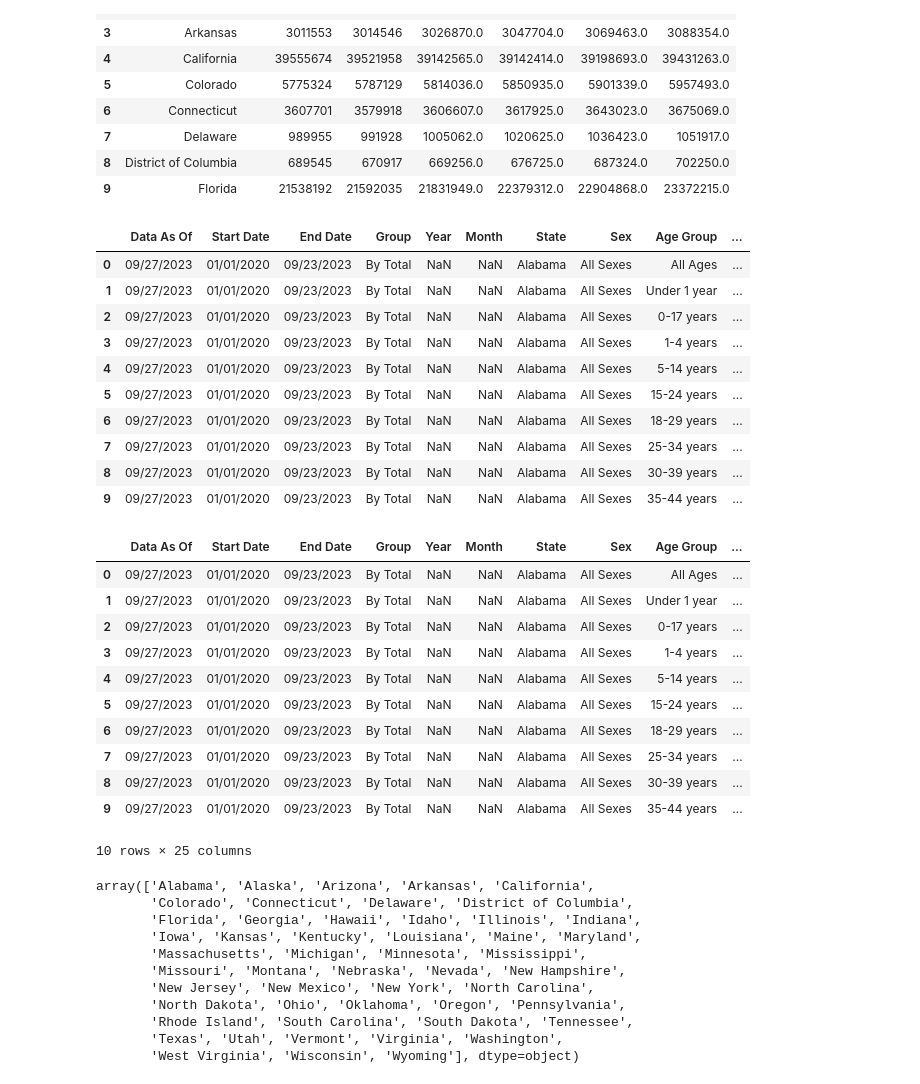
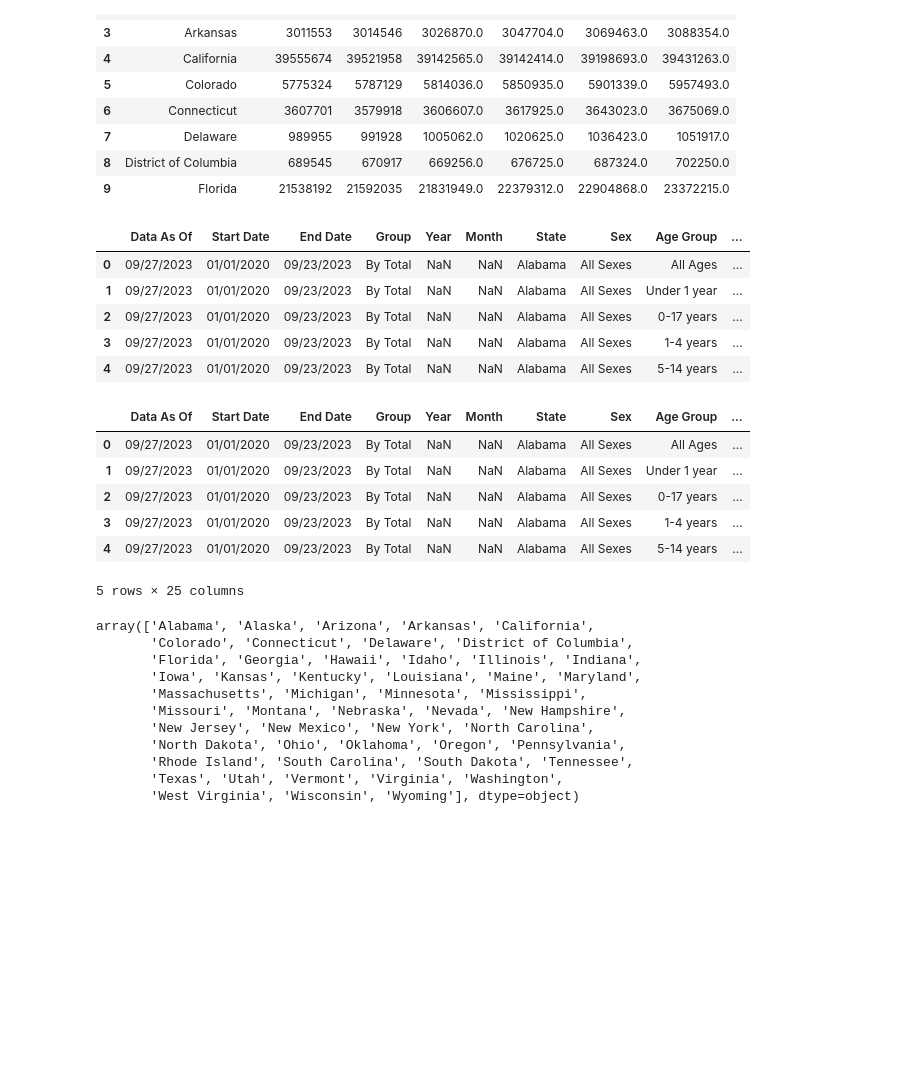
Before and after one commit to chanood/covid-summary-insight-USA-, a Jupyter notebook: covid_each_state.ipynb, the cells around one changed output. Saved outputs shown, nothing was run; the diff lists cells and outputs as text; code cells hidden in the pictures; blank space fills up the shorter version.

```diff
--- a/covid_each_state.ipynb
+++ b/covid_each_state.ipynb
@@ -50,22 +40,17 @@ state_population.head(10)
 | 9 | Florida | 21538192 | 21592035 | 21831949.0 | 22379312.0 | 22904868.0 | 23372215.0 |
 # %%
 temp = pd.merge(covid, state_region, on='State', how='inner')
-temp.head(10)
+temp.head(5)
 # %% [output]
 |  | Data As Of | Start Date | End Date | Group | Year | Month | State | Sex | Age Group | ... |
 | 0 | 09/27/2023 | 01/01/2020 | 09/23/2023 | By Total | NaN | NaN | Alabama | All Sexes | All Ages | ... |
 | 1 | 09/27/2023 | 01/01/2020 | 09/23/2023 | By Total | NaN | NaN | Alabama | All Sexes | Under 1 year | ... |
 | 2 | 09/27/2023 | 01/01/2020 | 09/23/2023 | By Total | NaN | NaN | Alabama | All Sexes | 0-17 years | ... |
 | 3 | 09/27/2023 | 01/01/2020 | 09/23/2023 | By Total | NaN | NaN | Alabama | All Sexes | 1-4 years | ... |
 | 4 | 09/27/2023 | 01/01/2020 | 09/23/2023 | By Total | NaN | NaN | Alabama | All Sexes | 5-14 years | ... |
-| 5 | 09/27/2023 | 01/01/2020 | 09/23/2023 | By Total | NaN | NaN | Alabama | All Sexes | 15-24 years | ... |
-| 6 | 09/27/2023 | 01/01/2020 | 09/23/2023 | By Total | NaN | NaN | Alabama | All Sexes | 18-29 years | ... |
-| 7 | 09/27/2023 | 01/01/2020 | 09/23/2023 | By Total | NaN | NaN | Alabama | All Sexes | 25-34 years | ... |
-| 8 | 09/27/2023 | 01/01/2020 | 09/23/2023 | By Total | NaN | NaN | Alabama | All Sexes | 30-39 years | ... |
-| 9 | 09/27/2023 | 01/01/2020 | 09/23/2023 | By Total | NaN | NaN | Alabama | All Sexes | 35-44 years | ... |
 # %%
 df = pd.merge(temp, state_population, on='State', how='inner')
-df.head(10)
+df.head(5)
 # %% [output]
 |  | Data As Of | Start Date | End Date | Group | Year | Month | State | Sex | Age Group | ... |
 | 0 | 09/27/2023 | 01/01/2020 | 09/23/2023 | By Total | NaN | NaN | Alabama | All Sexes | All Ages | ... |
@@ -73,12 +58,7 @@ df.head(10)
 | 2 | 09/27/2023 | 01/01/2020 | 09/23/2023 | By Total | NaN | NaN | Alabama | All Sexes | 0-17 years | ... |
 | 3 | 09/27/2023 | 01/01/2020 | 09/23/2023 | By Total | NaN | NaN | Alabama | All Sexes | 1-4 years | ... |
 | 4 | 09/27/2023 | 01/01/2020 | 09/23/2023 | By Total | NaN | NaN | Alabama | All Sexes | 5-14 years | ... |
-| 5 | 09/27/2023 | 01/01/2020 | 09/23/2023 | By Total | NaN | NaN | Alabama | All Sexes | 15-24 years | ... |
-| 6 | 09/27/2023 | 01/01/2020 | 09/23/2023 | By Total | NaN | NaN | Alabama | All Sexes | 18-29 years | ... |
-| 7 | 09/27/2023 | 01/01/2020 | 09/23/2023 | By Total | NaN | NaN | Alabama | All Sexes | 25-34 years | ... |
-| 8 | 09/27/2023 | 01/01/2020 | 09/23/2023 | By Total | NaN | NaN | Alabama | All Sexes | 30-39 years | ... |
-| 9 | 09/27/2023 | 01/01/2020 | 09/23/2023 | By Total | NaN | NaN | Alabama | All Sexes | 35-44 years | ... |
-10 rows × 25 columns
+5 rows × 25 columns
 # %%
 df['State'].unique()
 # %% [output]
```
Also changed, not shown: parts of 6 cells of this notebook, 2 other files.
